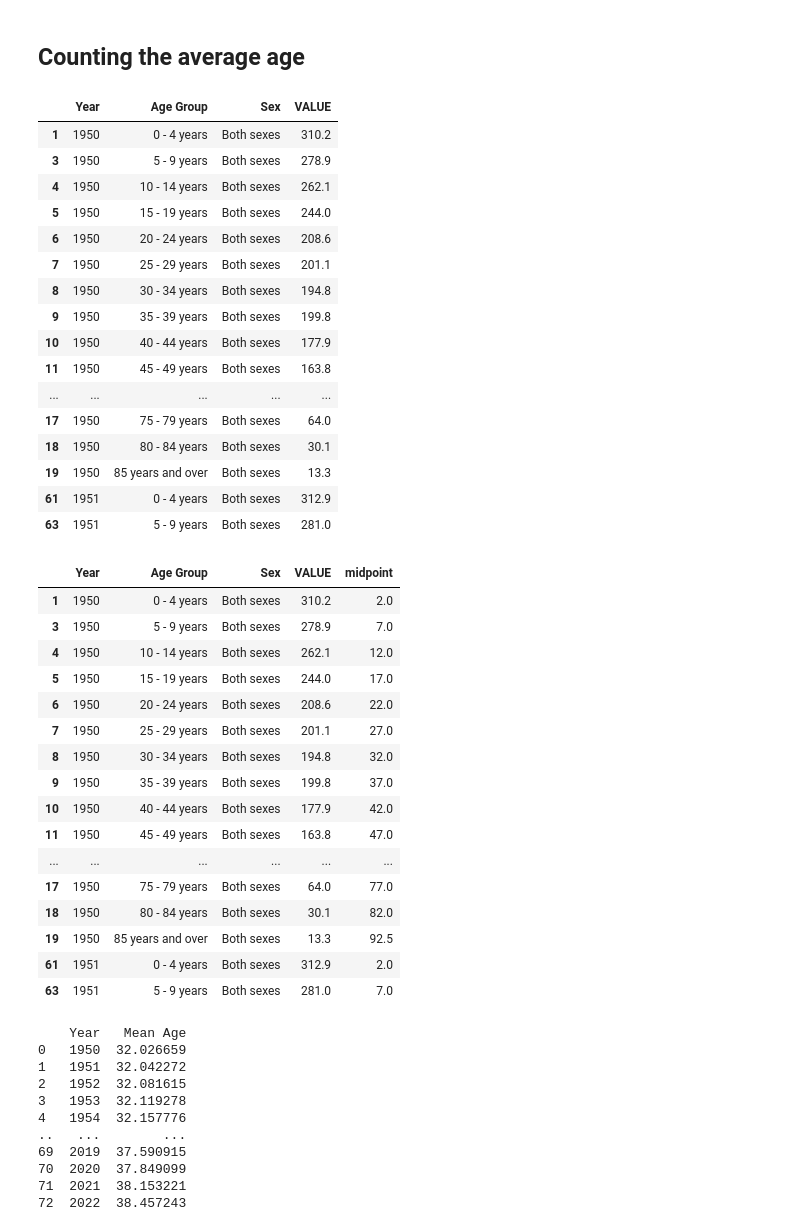
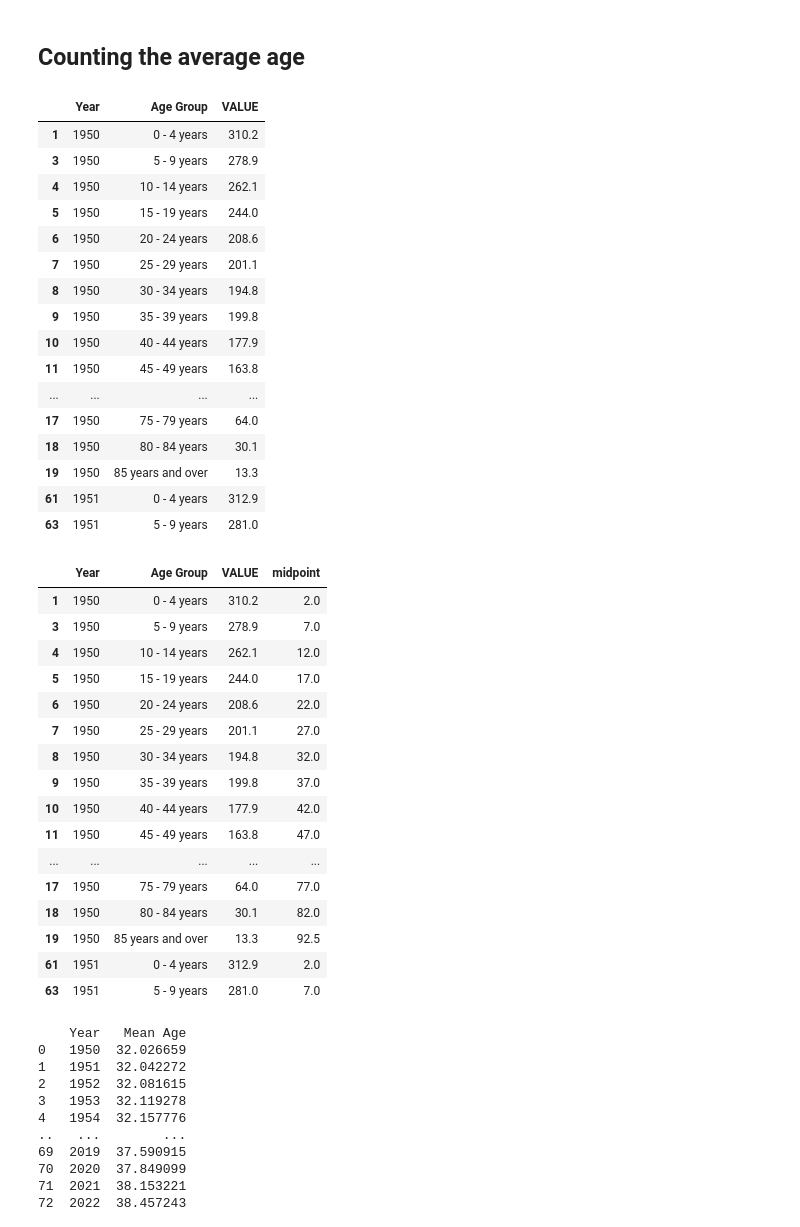
Before and after one commit to IlliaFadieiev/CA1, a Jupyter notebook: CA_main.ipynb, the cells around one changed output. Drawn from its saved outputs; the diff is of its cells as text; code cells hidden in the pictures.

```diff
--- a/CA_main.ipynb
+++ b/CA_main.ipynb
@@ -212,48 +230,49 @@ plot_population_pyramid(df, [2023, 1991, 1950])
 # %% [markdown]
 ## Counting the average age
 # %%
+saved_df = df
 both_sexes_df = df[(df['Sex'] == 'Both sexes')].copy()
-saved_df = df
+both_sexes_df.drop('Sex', axis=1, inplace=True)
 both_sexes_df.head(20)
 # %% [output]
-|  | Year | Age Group | Sex | VALUE |
-| 1 | 1950 | 0 - 4 years | Both sexes | 310.2 |
-| 3 | 1950 | 5 - 9 years | Both sexes | 278.9 |
-| 4 | 1950 | 10 - 14 years | Both sexes | 262.1 |
-| 5 | 1950 | 15 - 19 years | Both sexes | 244.0 |
-| 6 | 1950 | 20 - 24 years | Both sexes | 208.6 |
-| 7 | 1950 | 25 - 29 years | Both sexes | 201.1 |
-| 8 | 1950 | 30 - 34 years | Both sexes | 194.8 |
-| 9 | 1950 | 35 - 39 years | Both sexes | 199.8 |
-| 10 | 1950 | 40 - 44 years | Both sexes | 177.9 |
-| 11 | 1950 | 45 - 49 years | Both sexes | 163.8 |
-| ... | ... | ... | ... | ... |
-| 17 | 1950 | 75 - 79 years | Both sexes | 64.0 |
-| 18 | 1950 | 80 - 84 years | Both sexes | 30.1 |
-| 19 | 1950 | 85 years and over | Both sexes | 13.3 |
-| 61 | 1951 | 0 - 4 years | Both sexes | 312.9 |
-| 63 | 1951 | 5 - 9 years | Both sexes | 281.0 |
+|  | Year | Age Group | VALUE |
+| 1 | 1950 | 0 - 4 years | 310.2 |
+| 3 | 1950 | 5 - 9 years | 278.9 |
+| 4 | 1950 | 10 - 14 years | 262.1 |
+| 5 | 1950 | 15 - 19 years | 244.0 |
+| 6 | 1950 | 20 - 24 years | 208.6 |
+| 7 | 1950 | 25 - 29 years | 201.1 |
+| 8 | 1950 | 30 - 34 years | 194.8 |
+| 9 | 1950 | 35 - 39 years | 199.8 |
+| 10 | 1950 | 40 - 44 years | 177.9 |
+| 11 | 1950 | 45 - 49 years | 163.8 |
+| ... | ... | ... | ... |
+| 17 | 1950 | 75 - 79 years | 64.0 |
+| 18 | 1950 | 80 - 84 years | 30.1 |
+| 19 | 1950 | 85 years and over | 13.3 |
+| 61 | 1951 | 0 - 4 years | 312.9 |
+| 63 | 1951 | 5 - 9 years | 281.0 |
 # %%
 both_sexes_df['midpoint'] = both_sexes_df['Age Group'].apply(lambda age_group: int(age_group.split('-')[0]) + 2 if age_group != '85 years and over' else 92.5)
 both_sexes_df.head(20)
 # %% [output]
-|  | Year | Age Group | Sex | VALUE | midpoint |
-| 1 | 1950 | 0 - 4 years | Both sexes | 310.2 | 2.0 |
-| 3 | 1950 | 5 - 9 years | Both sexes | 278.9 | 7.0 |
-| 4 | 1950 | 10 - 14 years | Both sexes | 262.1 | 12.0 |
-| 5 | 1950 | 15 - 19 years | Both sexes | 244.0 | 17.0 |
-| 6 | 1950 | 20 - 24 years | Both sexes | 208.6 | 22.0 |
-| 7 | 1950 | 25 - 29 years | Both sexes | 201.1 | 27.0 |
-| 8 | 1950 | 30 - 34 years | Both sexes | 194.8 | 32.0 |
-| 9 | 1950 | 35 - 39 years | Both sexes | 199.8 | 37.0 |
-| 10 | 1950 | 40 - 44 years | Both sexes | 177.9 | 42.0 |
-| 11 | 1950 | 45 - 49 years | Both sexes | 163.8 | 47.0 |
-| ... | ... | ... | ... | ... | ... |
-| 17 | 1950 | 75 - 79 years | Both sexes | 64.0 | 77.0 |
-| 18 | 1950 | 80 - 84 years | Both sexes | 30.1 | 82.0 |
-| 19 | 1950 | 85 years and over | Both sexes | 13.3 | 92.5 |
-| 61 | 1951 | 0 - 4 years | Both sexes | 312.9 | 2.0 |
-| 63 | 1951 | 5 - 9 years | Both sexes | 281.0 | 7.0 |
+|  | Year | Age Group | VALUE | midpoint |
+| 1 | 1950 | 0 - 4 years | 310.2 | 2.0 |
+| 3 | 1950 | 5 - 9 years | 278.9 | 7.0 |
+| 4 | 1950 | 10 - 14 years | 262.1 | 12.0 |
+| 5 | 1950 | 15 - 19 years | 244.0 | 17.0 |
+| 6 | 1950 | 20 - 24 years | 208.6 | 22.0 |
+| 7 | 1950 | 25 - 29 years | 201.1 | 27.0 |
+| 8 | 1950 | 30 - 34 years | 194.8 | 32.0 |
+| 9 | 1950 | 35 - 39 years | 199.8 | 37.0 |
+| 10 | 1950 | 40 - 44 years | 177.9 | 42.0 |
+| 11 | 1950 | 45 - 49 years | 163.8 | 47.0 |
+| ... | ... | ... | ... | ... |
+| 17 | 1950 | 75 - 79 years | 64.0 | 77.0 |
+| 18 | 1950 | 80 - 84 years | 30.1 | 82.0 |
+| 19 | 1950 | 85 years and over | 13.3 | 92.5 |
+| 61 | 1951 | 0 - 4 years | 312.9 | 2.0 |
+| 63 | 1951 | 5 - 9 years | 281.0 | 7.0 |
 # %%
 import pandas as pd
 
```
Also changed, not shown: parts of 40 cells of this notebook.
